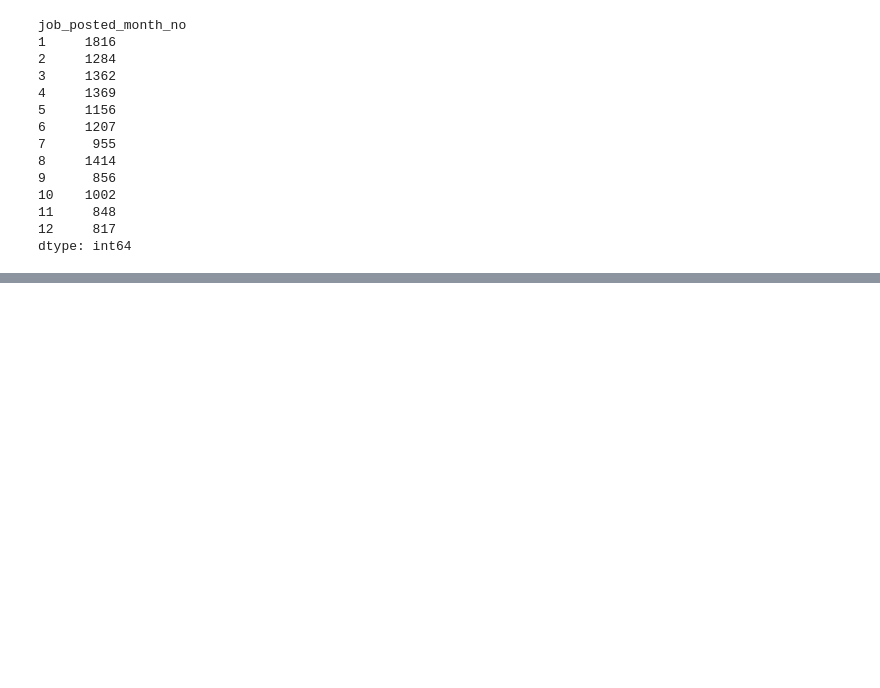
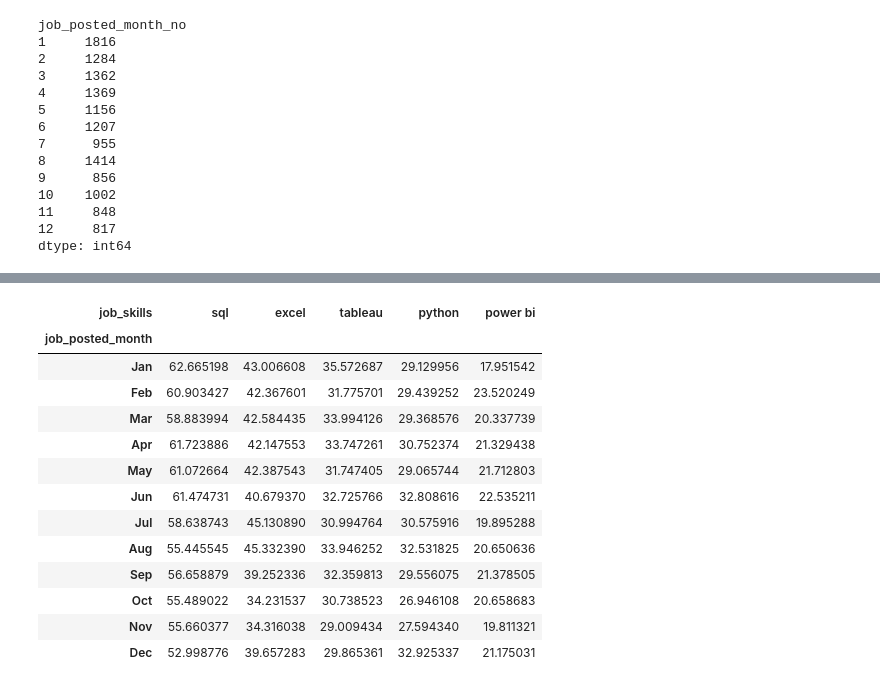
Before and after one commit to Mitchell-Ngetich/Python, a Jupyter notebook: Mitch/3_Project/3_Skills_Trend.ipynb, the cells around one changed output, grey strips where cells are left out. Saved outputs shown, nothing was run; the diff lists cells and outputs as text; code cells hidden in the pictures; blank space fills up the shorter version.

```diff
--- a/Mitch/3_Project/3_Skills_Trend.ipynb
+++ b/Mitch/3_Project/3_Skills_Trend.ipynb
@@ -131,0 +151,20 @@ df_DA_percent.drop(columns="job_posted_month_no")
+# %%
+df_plot = df_DA_percent.iloc[:, :5]
+df_plot
+# Use .loc when you know the labels (row/column names).
+# Use .iloc when you want to select by position (like lists).
+# %% [output]
+| job_skills | sql | excel | tableau | python | power bi |
+| job_posted_month |  |  |  |  |  |
+| Jan | 62.665198 | 43.006608 | 35.572687 | 29.129956 | 17.951542 |
+| Feb | 60.903427 | 42.367601 | 31.775701 | 29.439252 | 23.520249 |
+| Mar | 58.883994 | 42.584435 | 33.994126 | 29.368576 | 20.337739 |
+| Apr | 61.723886 | 42.147553 | 33.747261 | 30.752374 | 21.329438 |
+| May | 61.072664 | 42.387543 | 31.747405 | 29.065744 | 21.712803 |
+| Jun | 61.474731 | 40.679370 | 32.725766 | 32.808616 | 22.535211 |
+| Jul | 58.638743 | 45.130890 | 30.994764 | 30.575916 | 19.895288 |
+| Aug | 55.445545 | 45.332390 | 33.946252 | 32.531825 | 20.650636 |
+| Sep | 56.658879 | 39.252336 | 32.359813 | 29.556075 | 21.378505 |
+| Oct | 55.489022 | 34.231537 | 30.738523 | 26.946108 | 20.658683 |
+| Nov | 55.660377 | 34.316038 | 29.009434 | 27.594340 | 19.811321 |
+| Dec | 52.998776 | 39.657283 | 29.865361 | 32.925337 | 21.175031 |
```
Also changed, not shown: parts of 3 cells of this notebook, 2 other files.
